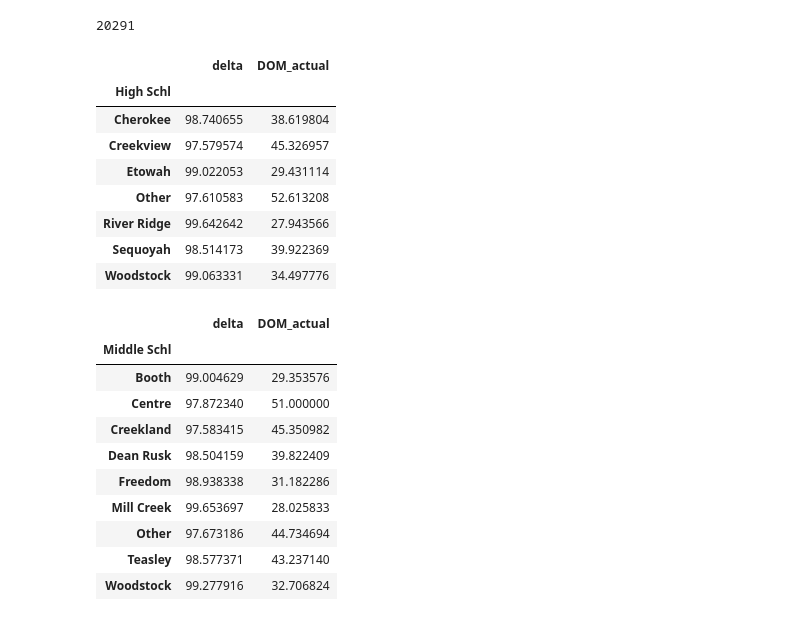
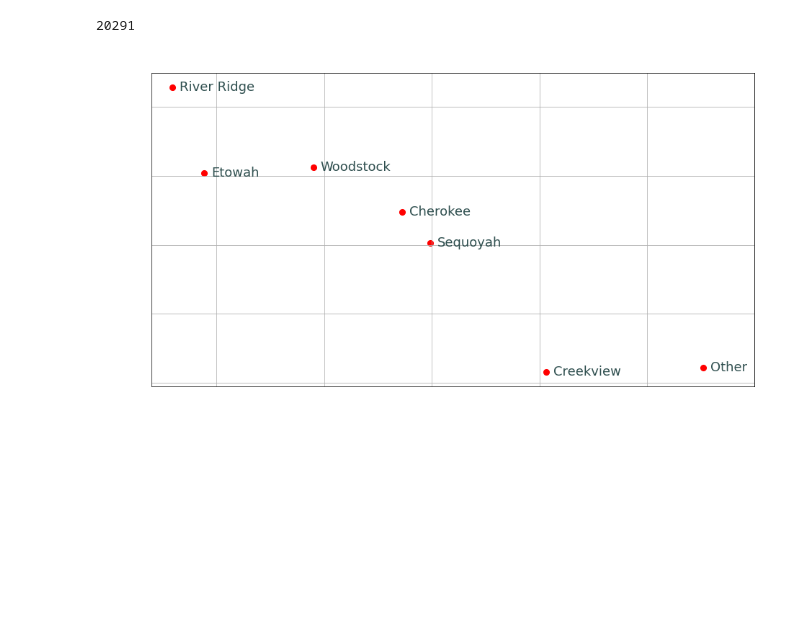
Before and after one commit to wwright21/Project-1---Group-4, a Jupyter notebook: Project1_WW.ipynb, the cells around one changed output. Cells and saved outputs as stored; diff of their text form; code cells hidden in the pictures; blank space fills up the shorter version.

Commit message:
added new scatter plots to schools

```diff
--- a/Project1_WW.ipynb
+++ b/Project1_WW.ipynb
@@ -140,35 +142,37 @@ len(int4_df)
 # %% [output]
 20291
 # %%
-# Let's explore the dataset by grouping by high school, middle school, and elem school to first
-# see how the average "DOM", or "days on the market," compares between the different schools
+# Next I create a fresh, clean dataset from the last iteration of my dataset, 'int4_df'
+clean_df = int4_df.copy()
 
-# When I group by the 'High Schl' column, I immediately see that homes zoned for River Ridge
-# and Etowah spend the least amount of time on the market.
+# Now, let's explore the time each home spent on the market vs. the delta between the list and
+# the sales. We would expect that, as DOM gets smaller (i.e., the less amount of time it spent
+# on the market), the delta would approach (or even exceed) 100. Another way of saying this is,
+# buyers usually get what they ask for (or even more) the less time their home spends on the market.
+mean_DOM = clean_df.groupby('High Schl')['DOM_actual'].mean()
+mean_delta = clean_df.groupby('High Schl')['delta'].mean()
 
-int4_df.groupby('High Schl')[['delta','DOM_actual']].mean()
+# Now I'll create the dataframe that stores the above lists and create a scatter
+hs_df = pd.DataFrame(
+    {"Avg. DOM":mean_DOM,
+    "Avg. Delta":mean_delta
+    }
+)
+
+# As shown from the below scatter, a clear & strong correlation appears to exist between
+# how long a home stays on the market and the percentage of list price for which it sells
+ax1 = hs_df.plot.scatter(x='Avg. DOM', y='Avg. Delta',c='red',grid=True,figsize=(15,8),s=65)
+ax1.set_xlabel('Avg. Days on Market', fontdict = {'fontsize':20,'color':'white'})
+ax1.set_ylabel('Sales Price as % of List Price', fontdict = {'fontsize':20,'color':'white'})
+ax1.tick_params(axis='x',colors='white',labelsize=18)
+ax1.tick_params(axis='y',colors='white',labelsize=18)
+ax1.set_title('Days on Market vs. Sales/List % for Area High Schools',
+             fontdict = {'fontsize':22,'color':'white'})
+ax1.set_xlim(27,55)
+
+for k, v in hs_df.iterrows():
+    ax1.annotate(k, v,
+                xytext=(10,-5), textcoords='offset points',
+                family='sans-serif', fontsize=18, color='darkslategrey')
 # %% [output]
-|  | delta | DOM_actual |
-| High Schl |  |  |
-| Cherokee | 98.740655 | 38.619804 |
-| Creekview | 97.579574 | 45.326957 |
-| Etowah | 99.022053 | 29.431114 |
-| Other | 97.610583 | 52.613208 |
-| River Ridge | 99.642642 | 27.943566 |
-| Sequoyah | 98.514173 | 39.922369 |
-| Woodstock | 99.063331 | 34.497776 |
+[figure, added]
-# %%
-# Take a peek at the middle schools.
-int4_df.groupby('Middle Schl')[['delta','DOM_actual']].mean()
-# %% [output]
-|  | delta | DOM_actual |
-| Middle Schl |  |  |
-| Booth | 99.004629 | 29.353576 |
-| Centre | 97.872340 | 51.000000 |
-| Creekland | 97.583415 | 45.350982 |
-| Dean Rusk | 98.504159 | 39.822409 |
-| Freedom | 98.938338 | 31.182286 |
-| Mill Creek | 99.653697 | 28.025833 |
-| Other | 97.673186 | 44.734694 |
-| Teasley | 98.577371 | 43.237140 |
-| Woodstock | 99.277916 | 32.706824 |
```
Also changed, not shown: parts of 7 cells of this notebook.
